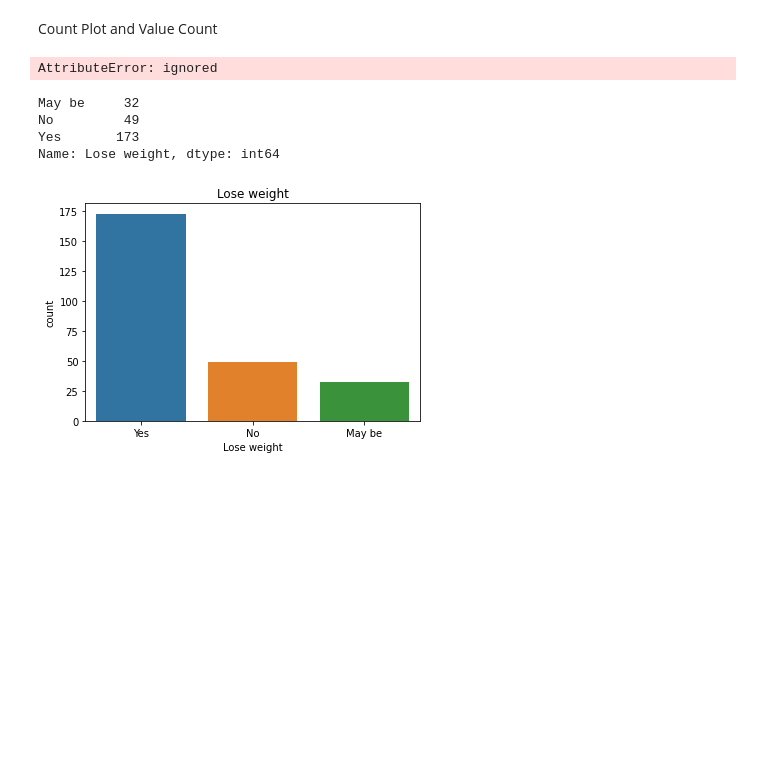
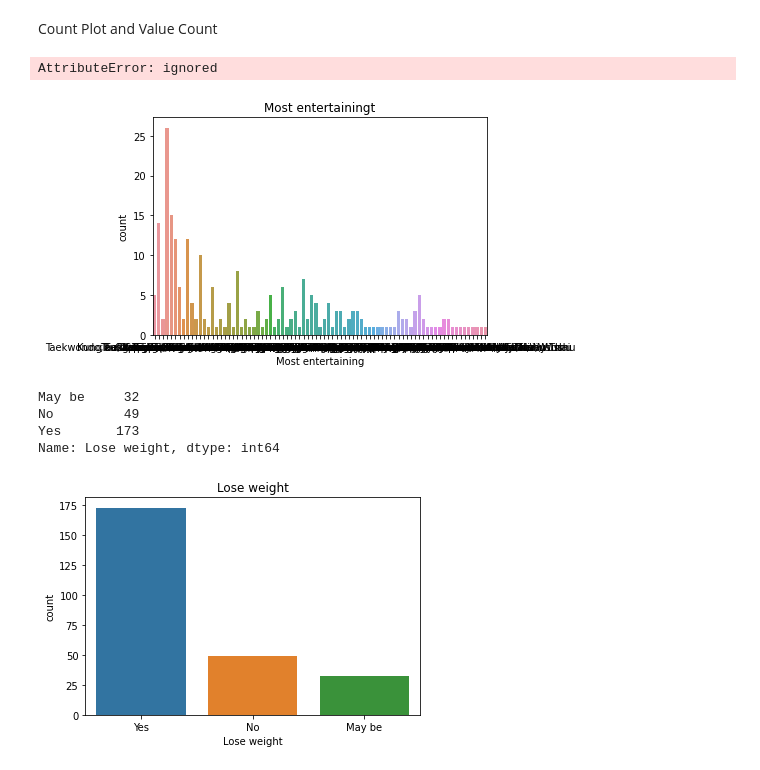
Before and after one commit to Girish-30/BI_project, a Jupyter notebook: Pyth_Project.ipynb, the cells around one changed output. Drawn from its saved outputs; the diff is of its cells as text; code cells hidden in the pictures; blank space fills up the shorter version.

```diff
--- a/Pyth_Project.ipynb
+++ b/Pyth_Project.ipynb
@@ -161,6 +161,12 @@ gb1.figure(figsize= (15,15))
 sns.barplot(x=gb1['Most entertaining'],y= gb1["Age"], orient='h');
 # %% [output]
 AttributeError: ignored
+# %%
+sns.countplot(x='Most entertaining',data=gb1)
+plt.title("Most entertainingt")
+plt.show()
+# %% [output]
+[figure, added]
 # %%
 gb1['Lose weight'].value_counts(ascending=True)
 # %% [output]
```
